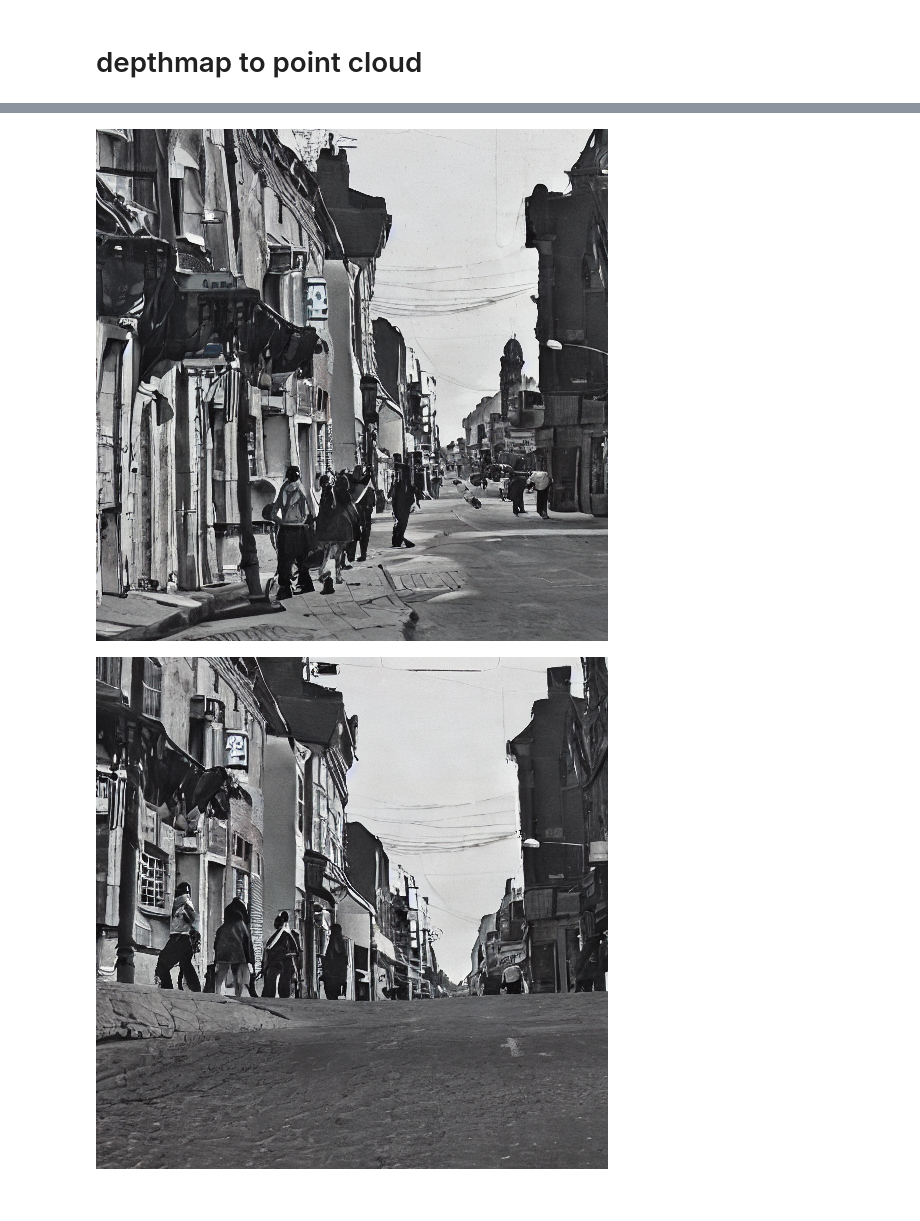
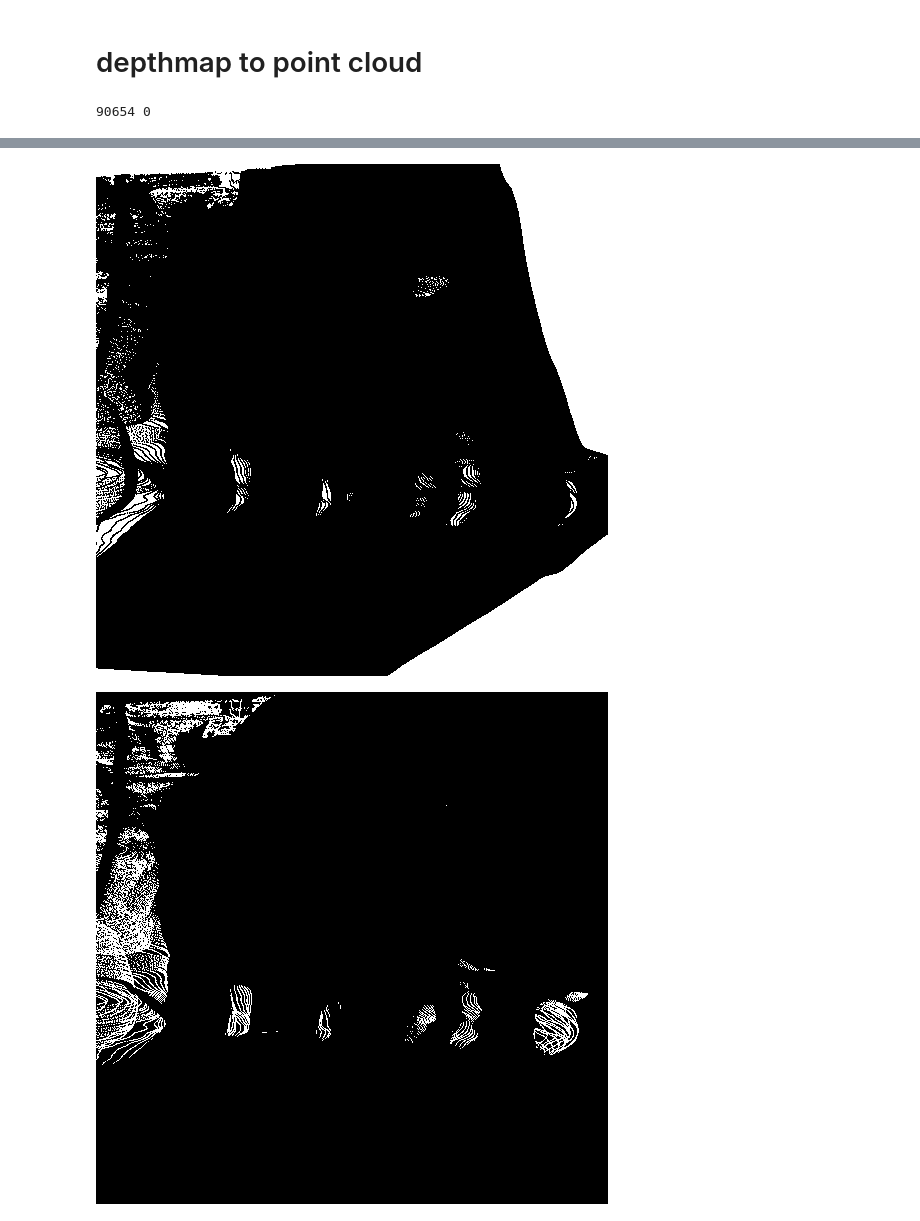
Before and after one commit to wukailu/latent-nerf, a Jupyter notebook: src/new_code.ipynb, the cells around one changed output, grey strips where cells are left out. Drawn from its saved outputs; the diff is of its cells as text; code cells hidden in the pictures.

```diff
--- a/src/new_code.ipynb
+++ b/src/new_code.ipynb
@@ -135,9 +170,10 @@ def pcd_render(cameras, point_cloud, image_size=512, radius = 0.003, points_per_
     alpha = (images_2 - images_1).clip(min=0)
     return images_1, alpha[..., [0]]
 # %%
-def pcd_inpaint(point_cloud, cameras, prompt="street", num_inference_steps=200, guidance_scale=0, **kwargs):
+def pcd_inpaint(point_cloud, grad_cloud, cameras, prompt="street", num_inference_steps=200, guidance_scale=0, **kwargs):
     """
-    @param point_cloud: Pointclouds of pytorch3D
+    @param point_cloud: Point-clouds of pytorch3D
+    @param grad_cloud: Corresponding pixel depth grads
     @param cameras: Type of Cameras in pytorch3D
     """
     from PIL import Image, ImageFilter
@@ -151,41 +187,57 @@ def pcd_inpaint(point_cloud, cameras, prompt="street", num_inference_steps=200,
     ).to(device)
 
     images, alphas = zip(*[pcd_render(cameras[i], point_cloud) for i in range(len(cameras))])  # for cam in camears has bugs
+    grads, _ = zip(*[pcd_render(cameras[i], grad_cloud) for i in range(len(cameras))])  # for cam in camears has bugs
     images, alphas = torch.cat(images), torch.cat(alphas)
+    grads = torch.cat(grads)  # [1, 512, 512, 1]
     ret = []
 
-    for image, alpha in zip(images, alphas):
+    for image, alpha, grad in zip(images, alphas, grads):
         image_pil = Image.fromarray((image.cpu().numpy()*255).round().astype(np.uint8))
-        mask_pil = Image.fromarray(((alpha>0.1).float().expand_as(image).cpu().numpy()*255).round().astype(np.uint8))
-        blur_pil = mask_pil.filter(ImageFilter.GaussianBlur(radius = 3))
+        # display(image_pil)  # check results
+        # return None
+        mask = ((alpha>0.05).float().expand_as(image).cpu().numpy()*255).round().astype(np.uint8)
+        mask_grad = ((grad>0.5).float().expand_as(image).cpu().numpy()*255).round().astype(np.uint8)
+        mask_pil = Image.fromarray(mask | mask_grad)
+        blur_pil = mask_pil.filter(ImageFilter.GaussianBlur(radius = 2))
         np_blur = np.array(blur_pil)
-        np_blur[np_blur > 20] = 255
-        np_blur[np_blur <= 20] = 0
-        bin_blur_pil = Image.fromarray(np_blur)
+        np_blur[np_blur > 10] = 255
+        np_blur[np_blur <= 10] = 0
+        print((np_blur > mask).sum(), (np_blur < mask).sum())
+        bin_blur_pil = Image.fromarray(np_blur | mask)
         with torch.cuda.amp.autocast():
             output = pipe(prompt=prompt, image=image_pil, mask_image=bin_blur_pil, num_inference_steps=num_inference_steps, guidance_scale=guidance_scale, **kwargs)
         ret.append(
             {
                 "image_pil": image_pil,
                 "bin_mask_pil": bin_blur_pil,
-                "inpaint_pil": output.images[0]
+                "inpaint_pil": output.images[0],
+                "mask_pil": Image.fromarray(mask),
+                "grad_pil": Image.fromarray(mask_grad),
             }
         )
     return ret
 # %%
 R, T = look_at_view_transform(5, 0, 0)
 cameras = FoVPerspectiveCameras(device=device, R=R, T=T, znear=0.01, zfar=depth_cap*2)
-point_cloud = rgbd_to_pcd(example_img, depth, cameras)
+point_cloud = rgbd_to_pcd(example_img / 255.0, depth, cameras)
+grad_cloud = rgbd_to_pcd(grad_np[..., None], depth, cameras)
 # %%
 # Create camera for viewing the point clouds
-angle_list = [(0, 5), (5, 0), (0, -5), (-5, 0)]
+# angle_list = [(i, j) for i in [-3, 0, 3] for j in [-6, -3, 0, 3, 6] if (i!=0) or (j!=0)]
+angle_list = [(0, 6)]
 R, T = zip(*[look_at_view_transform(5, angles[0], angles[1]) for angles in angle_list])
 R, T = torch.cat(R), torch.cat(T)
-
 view_cameras = FoVPerspectiveCameras(device=device, R=R, T=T, znear=0.01, zfar=depth_cap*2)
 # %%
-results = pcd_inpaint(point_cloud, view_cameras, "street")
+results = pcd_inpaint(point_cloud, grad_cloud, view_cameras, "street")
+# %% [output]
+90654 0
 # %%
 for pil in results:
+    display(pil['image_pil'])
     display(pil['inpaint_pil'])
+    display(pil['mask_pil'])
+    display(pil['grad_pil'])
+    display(pil['bin_mask_pil'])
 # %% [output]
@@ -194,2 +246,2 @@ for pil in results:
-[figure, old version]
+[figure, new version]
-[figure, old version]
+[figure, new version]
```
Also changed, not shown: parts of 10 cells of this notebook.
